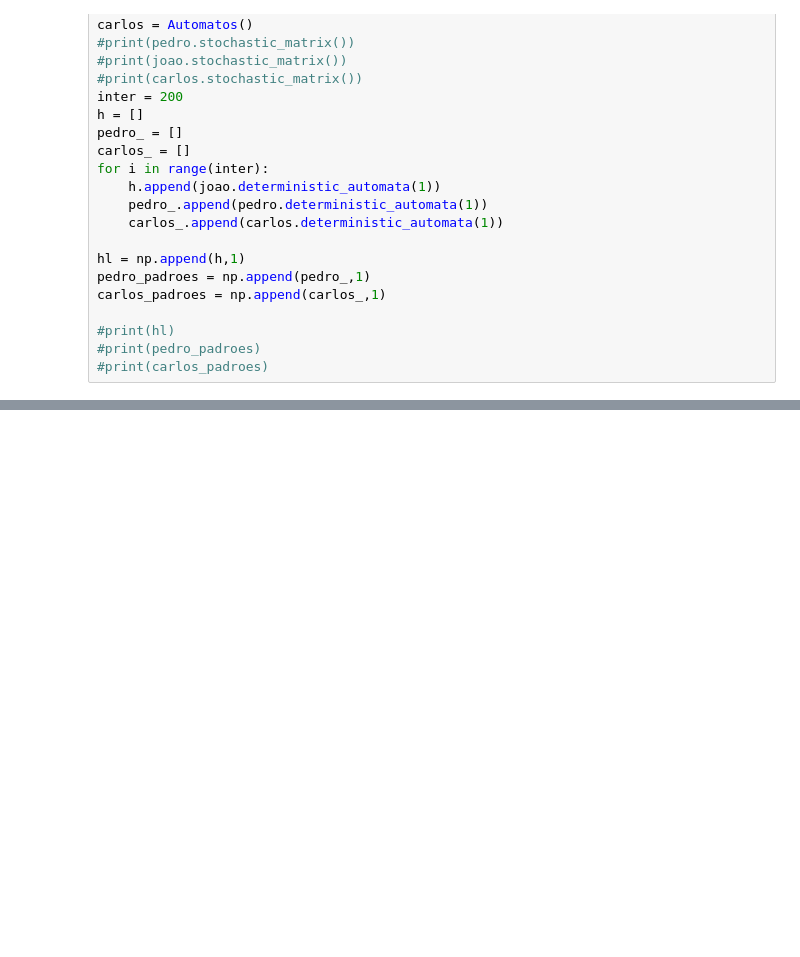
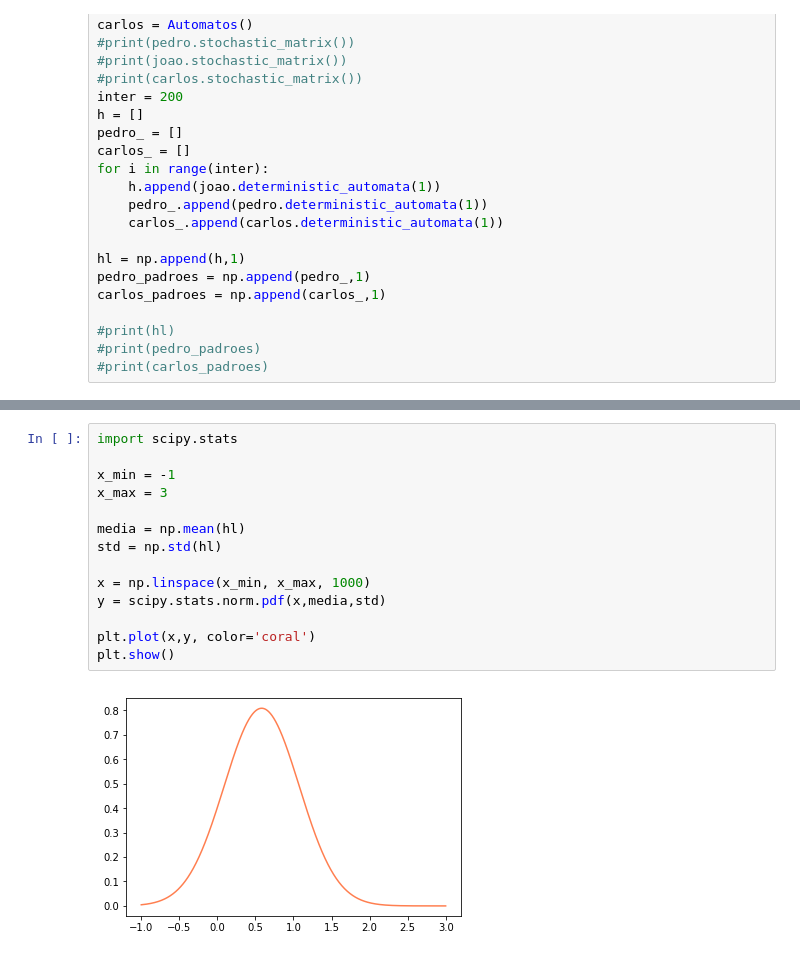
Before and after one commit to ricardotetti/pattern_recognition_and_analisys, a Jupyter notebook: proj_1/Projeto1a.ipynb, the cells around one changed output, grey strips where cells are left out. Drawn from its saved outputs; the diff is of its cells as text; blank space fills up the shorter version.

```diff
--- a/proj_1/Projeto1a.ipynb
+++ b/proj_1/Projeto1a.ipynb
@@ -155,0 +154,16 @@ plt.show()
+# %%
+import scipy.stats
+
+x_min = -1
+x_max = 3
+
+media = np.mean(hl)
+std = np.std(hl)
+
+x = np.linspace(x_min, x_max, 1000)
+y = scipy.stats.norm.pdf(x,media,std)
+
+plt.plot(x,y, color='coral')
+plt.show()
+# %% [output]
+[figure, added]
```
Also changed, not shown: parts of 5 cells of this notebook.
